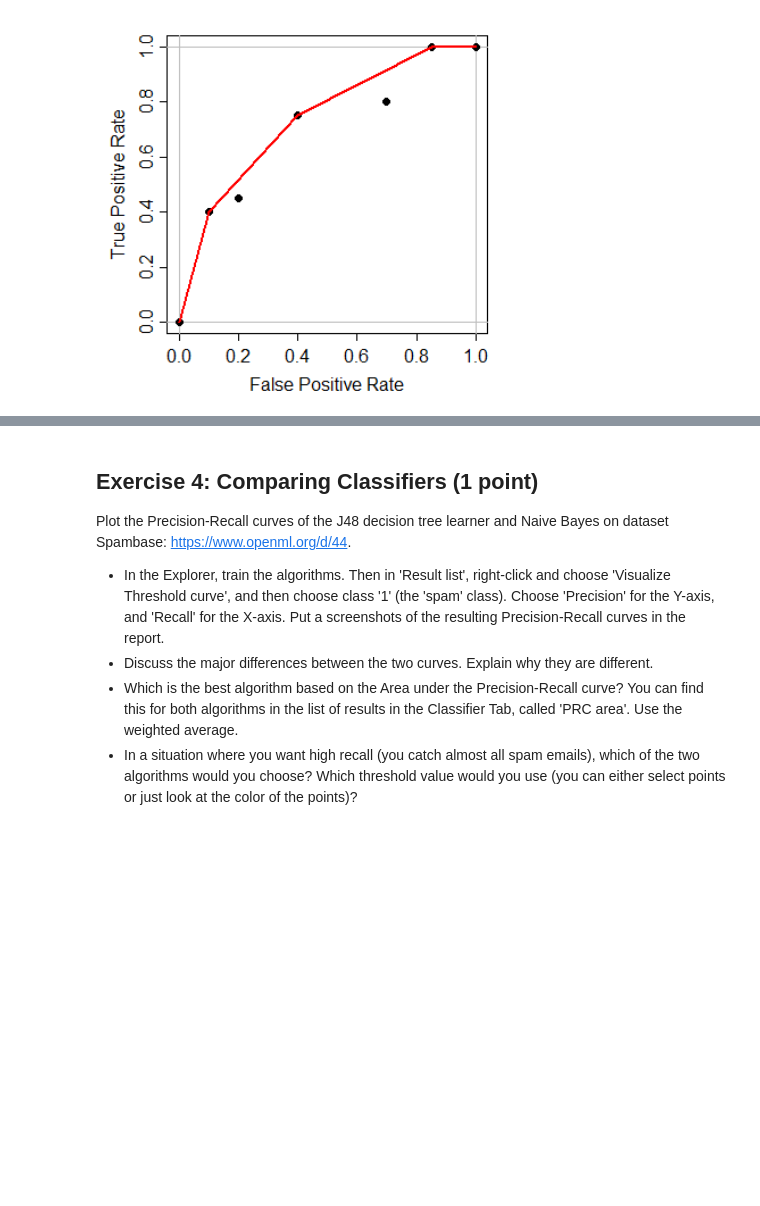
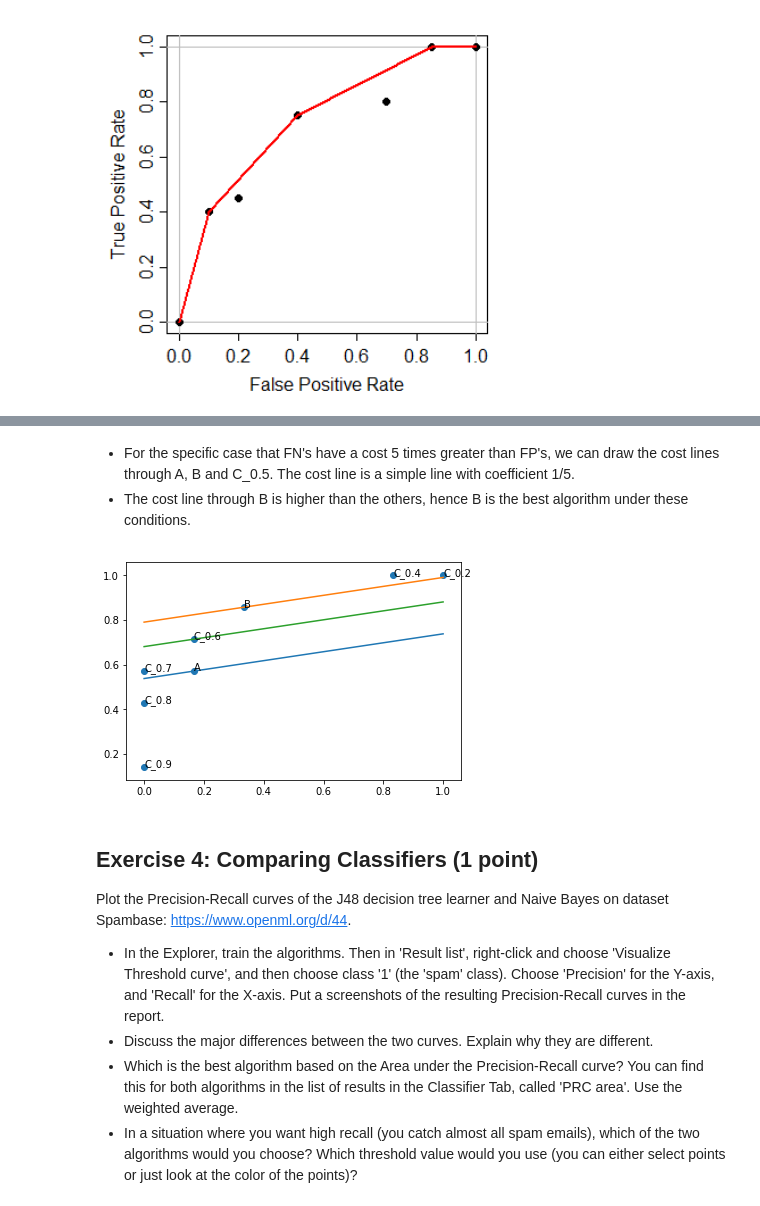
Before and after one commit to joaquinvanschoren/JADS_DM, a Jupyter notebook: JADS Assignments 3 Solution.ipynb, the cells around one changed output, grey strips where cells are left out. Saved outputs shown, nothing was run; the diff lists cells and outputs as text; code cells hidden in the pictures; blank space fills up the shorter version.

```diff
--- a/JADS Assignments 3 Solution.ipynb
+++ b/JADS Assignments 3 Solution.ipynb
@@ -43,3 +125,23 @@ display(Image('./images/convex_hull.png', width=400))
+# %% [markdown]
+* For the specific case that FN's have a cost 5 times greater than FP's, we can draw the cost lines through A, B and C_0.5. The cost line is a simple line with coefficient 1/5.
+* The cost line through B is higher than the others, hence B is the best algorithm under these conditions.
+# %%
+# Cost line through the given point
+def cost_line(cost_fp,cost_fn,point):
+    coeff = cost_fp / cost_fn
+    return ([point[1]-point[0]*coeff,point[1]+(1-point[0])*coeff])
+
+# Plot
+fig, ax = plt.subplots()
+ax.scatter(fpr, tpr)
+for i, txt in enumerate(labels):
+    ax.annotate(txt, (fpr[i],tpr[i]))
+plt.plot(cost_line(1,5,points[0])) # cost line through A
+plt.plot(cost_line(1,5,points[1])) # cost line through B
+plt.plot(cost_line(1,5,points[4])) # cost line through C_0.5 (same as C_0.6)
+plt.show()
+# %% [output]
+[figure, added]
 # %% [markdown]
 ## Exercise 4: Comparing Classifiers (1 point)
 Plot the Precision-Recall curves of the J48 decision tree learner and Naive Bayes on dataset Spambase: https://www.openml.org/d/44.
```
Also changed, not shown: parts of 11 cells of this notebook, 6 other files.
